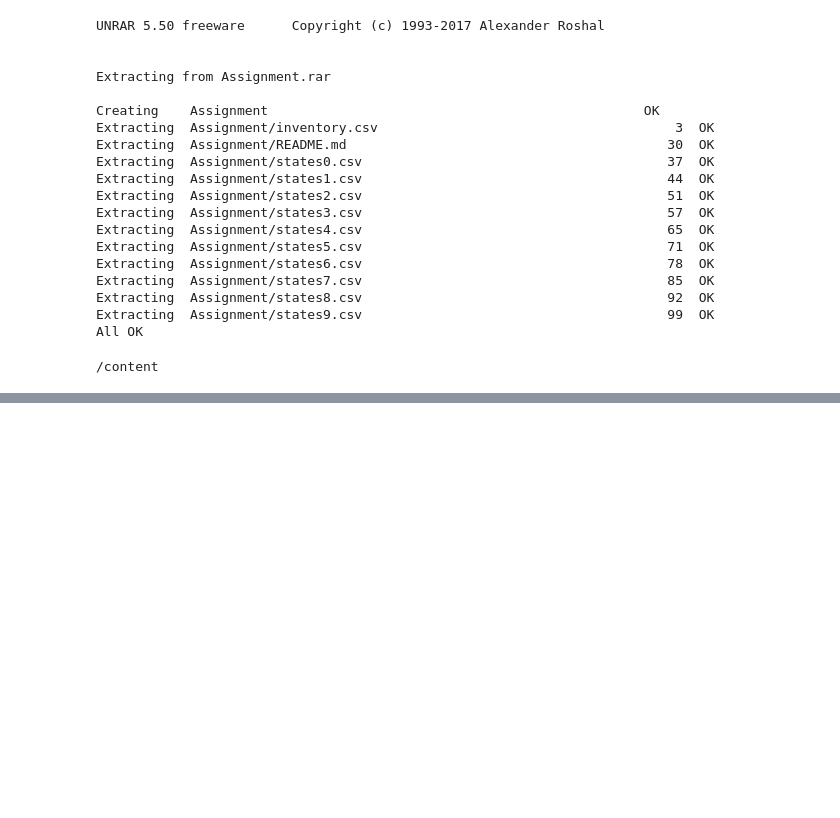
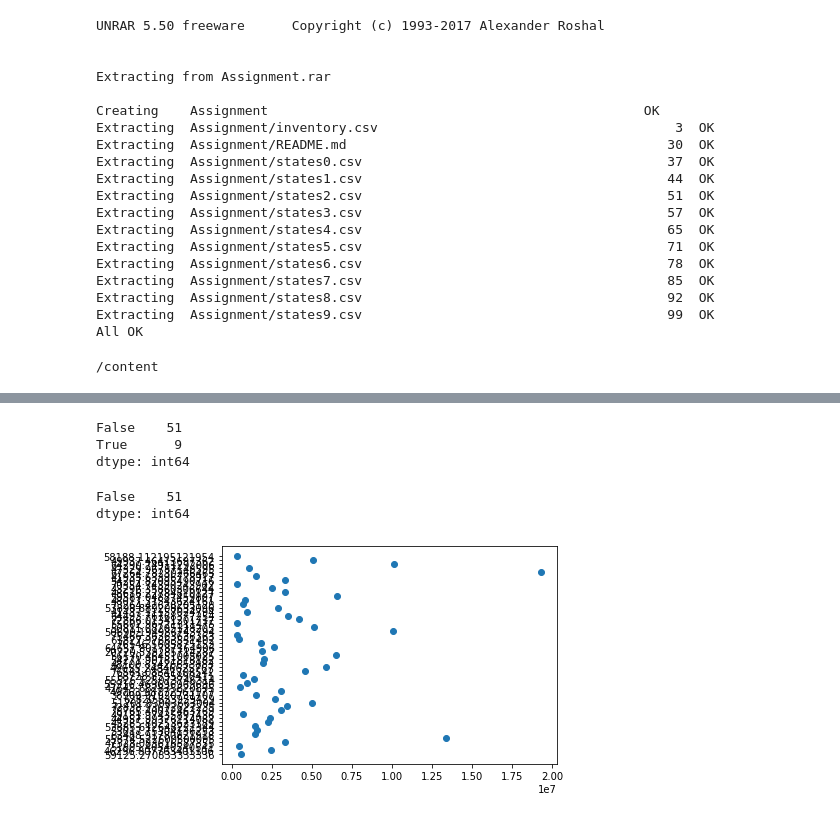
Before and after one commit to ammad19/AI-course-exercises, a Jupyter notebook: pandas_assignment.ipynb, the cells around one changed output, grey strips where cells are left out. Cells and saved outputs as stored; diff of their text form; code cells hidden in the pictures; blank space fills up the shorter version.

```diff
--- a/pandas_assignment.ipynb
+++ b/pandas_assignment.ipynb
@@ -47,0 +224,3 @@ import matplotlib.pyplot as pyplot
+# %%
+nan_value = us_census.TotalPop - us_census.male_population
+nan_value
@@ -47,0 +245,4 @@ import matplotlib.pyplot as pyplot
+# %%
+us_census.female_population = us_census.female_population.fillna(value=nan_value)
+example_nan_fixed = us_census[['TotalPop', 'male_population', 'female_population']]
+example_nan_fixed.iloc[12]
@@ -47,0 +273,19 @@ import matplotlib.pyplot as pyplot
+# %%
+duplicates = us_census.duplicated()
+duplicates.value_counts()
+# %% [output]
+False    51
+True      9
+dtype: int64
+# %%
+us_census = us_census.drop_duplicates()
+duplicates_check = us_census.duplicated()
+duplicates_check.value_counts()
+# %% [output]
+False    51
+dtype: int64
+# %%
+pyplot.scatter(us_census.female_population, us_census.Income)
+pyplot.show()
+# %% [output]
+[figure, added]
```
Also changed, not shown: parts of 18 cells of this notebook.
